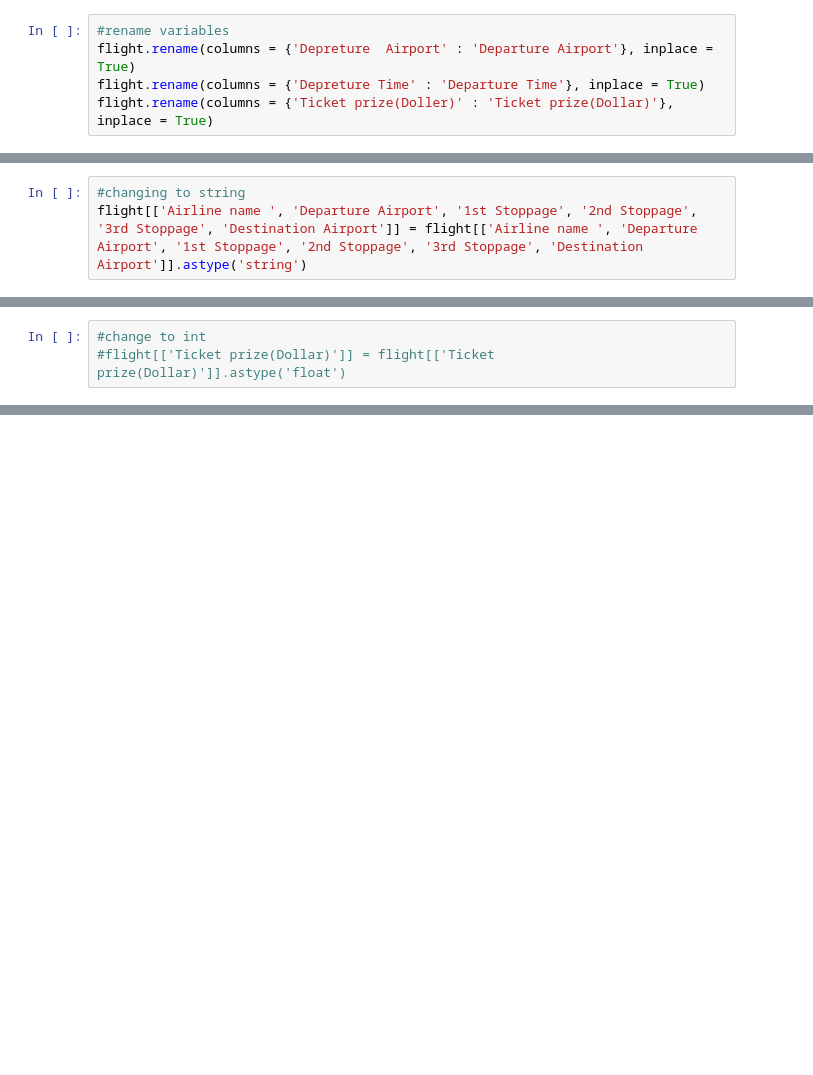
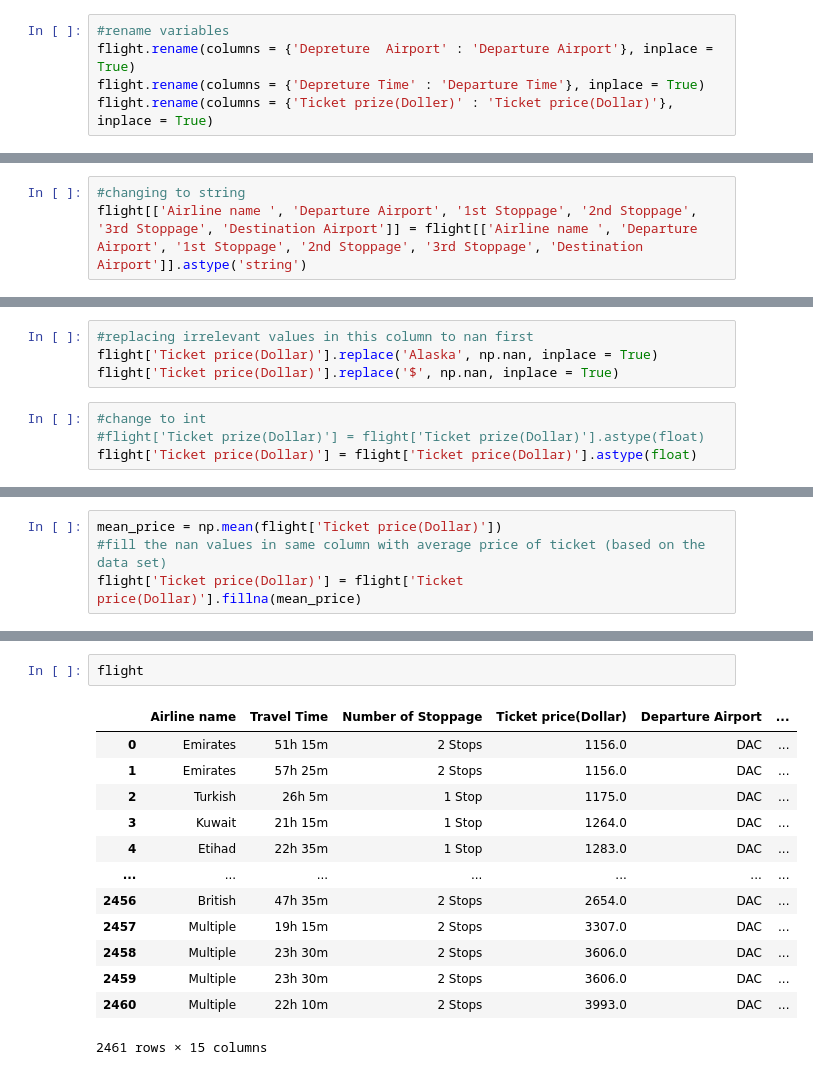
Before and after one commit to natalieheng/Project-2-Airline-Flight-Fares, a Jupyter notebook: Data Cleaning for Project 2.ipynb, the cells around one changed output, grey strips where cells are left out. Cells and saved outputs as stored; diff of their text form; blank space fills up the shorter version.

Commit message:
Continue data cleaning

```diff
--- a/Data Cleaning for Project 2.ipynb
+++ b/Data Cleaning for Project 2.ipynb
@@ -48,7 +60,7 @@ flight.head(10)
 #rename variables
 flight.rename(columns = {'Depreture  Airport' : 'Departure Airport'}, inplace = True)
 flight.rename(columns = {'Depreture Time' : 'Departure Time'}, inplace = True)
-flight.rename(columns = {'Ticket prize(Doller)' : 'Ticket prize(Dollar)'}, inplace = True)
+flight.rename(columns = {'Ticket prize(Doller)' : 'Ticket price(Dollar)'}, inplace = True)
 # %%
 #checking data types for above df
 flight.dtypes
@@ -78,3 +108,8 @@ flight[['Airline name ', 'Departure Airport', '1st Stoppage', '2nd Stoppage', '3
+# %%
+#replacing irrelevant values in this column to nan first
+flight['Ticket price(Dollar)'].replace('Alaska', np.nan, inplace = True)
+flight['Ticket price(Dollar)'].replace('$', np.nan, inplace = True)
 # %%
 #change to int
-#flight[['Ticket prize(Dollar)']] = flight[['Ticket prize(Dollar)']].astype('float')
+#flight['Ticket prize(Dollar)'] = flight['Ticket prize(Dollar)'].astype(float)
+flight['Ticket price(Dollar)'] = flight['Ticket price(Dollar)'].astype(float)
@@ -82,0 +116,4 @@ ValueError: could not convert string to float: 'Alaska'
+# %%
+mean_price = np.mean(flight['Ticket price(Dollar)'])
+#fill the nan values in same column with average price of ticket (based on the data set)
+flight['Ticket price(Dollar)'] = flight['Ticket price(Dollar)'].fillna(mean_price)
@@ -82,0 +139,16 @@ ValueError: could not convert string to float: 'Alaska'
+# %%
+flight
+# %% [output]
+|  | Airline name | Travel Time | Number of Stoppage | Ticket price(Dollar) | Departure Airport | ... |
+| 0 | Emirates | 51h 15m | 2 Stops | 1156.0 | DAC | ... |
+| 1 | Emirates | 57h 25m | 2 Stops | 1156.0 | DAC | ... |
+| 2 | Turkish | 26h 5m | 1 Stop | 1175.0 | DAC | ... |
+| 3 | Kuwait | 21h 15m | 1 Stop | 1264.0 | DAC | ... |
+| 4 | Etihad | 22h 35m | 1 Stop | 1283.0 | DAC | ... |
+| ... | ... | ... | ... | ... | ... | ... |
+| 2456 | British | 47h 35m | 2 Stops | 2654.0 | DAC | ... |
+| 2457 | Multiple | 19h 15m | 2 Stops | 3307.0 | DAC | ... |
+| 2458 | Multiple | 23h 30m | 2 Stops | 3606.0 | DAC | ... |
+| 2459 | Multiple | 23h 30m | 2 Stops | 3606.0 | DAC | ... |
+| 2460 | Multiple | 22h 10m | 2 Stops | 3993.0 | DAC | ... |
+2461 rows × 15 columns
```
Also changed, not shown: parts of 9 cells of this notebook.
